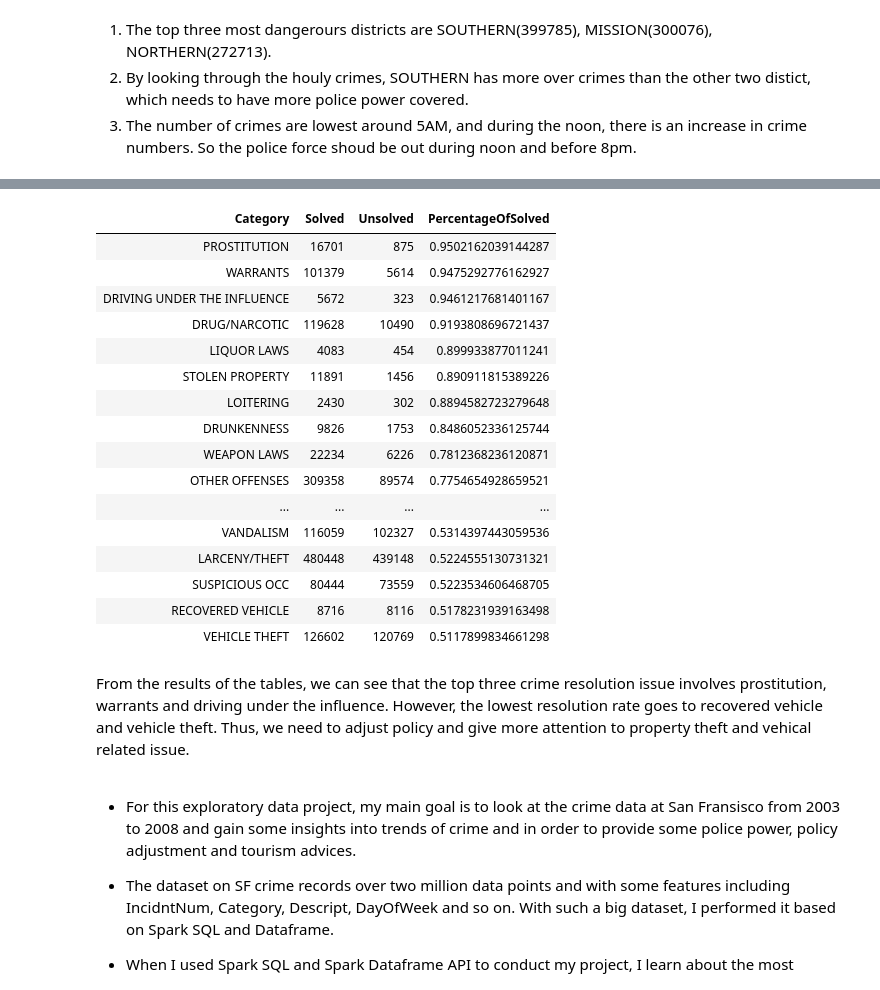
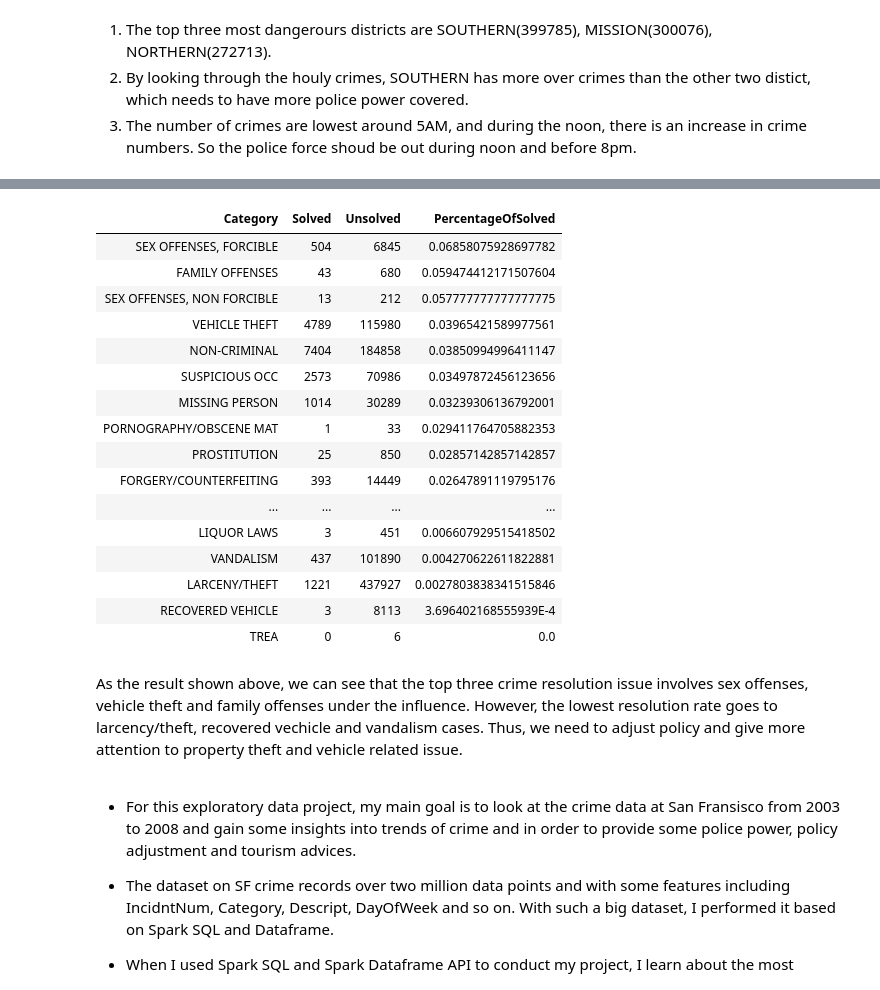
Before and after one commit to yzhang45/San-Francisco-Crime-Analysis, a Jupyter notebook: Hw1_SF_Crime.ipynb, the cells around one changed output, grey strips where cells are left out. Drawn from its saved outputs; the diff is of its cells as text; code cells hidden in the pictures.

```diff
--- a/Hw1_SF_Crime.ipynb
+++ b/Hw1_SF_Crime.ipynb
@@ -304,11 +298,8 @@ display(crimeDistrict_hour)
 3. The number of crimes are lowest around 5AM, and during the noon, there is an increase in crime numbers. So the police force shoud be out during noon and before 8pm.
 # %%
 # For different category of crime, find the percentage of resolution. Based on the output, give my hints to adjust the policy.
-
-resolution = spark.sql("SELECT Category, Resolution, Count(*) AS Count \
+res = spark.sql("SELECT Category, Resolution, Count(*) AS Count \
                        FROM sf_crime GROUP BY Category, Resolution ORDER BY Category, Resolution")
 
-resolution.createOrReplaceTempView("resolution")
-
-display(resolution)
+res.createOrReplaceTempView("resolution")
 # %% [output]
@@ -332,30 +307,30 @@ display(resolution)
 # %%
-resolution2 = spark.sql('SELECT Category, Solved, Unsolved, Solved/(Solved + Unsolved) AS PercentageOfSolved \
-                      FROM (SELECT Category, SUM (CASE WHEN Resolution in ("NONE", "UNFOUNDED") THEN Count ELSE 0 END) AS Unsolved, \
-                      SUM (CASE WHEN Category not in ("NONE", "UNFOUNDED") THEN Count ELSE 0 END) as Solved \
-                      FROM resolution GROUP BY Category) ORDER BY PercentageOfSolved DESC')
+percentOfRes = spark.sql("SELECT Category, Solved, Unsolved, Solved/(Solved + Unsolved) AS PercentageOfSolved \
+                      FROM (SELECT Category, SUM (CASE WHEN Resolution in ('NONE') THEN Count ELSE 0 END) AS Unsolved, \
+                      SUM (CASE WHEN Resolution in ('UNFOUNDED') THEN Count ELSE 0 END) as Solved \
+                      FROM resolution GROUP BY Category) ORDER BY PercentageOfSolved DESC")
 
-display(resolution2)
+display(percentOfRes)
 # %% [output]
 | Category | Solved | Unsolved | PercentageOfSolved |
-| PROSTITUTION | 16701 | 875 | 0.9502162039144287 |
-| WARRANTS | 101379 | 5614 | 0.9475292776162927 |
-| DRIVING UNDER THE INFLUENCE | 5672 | 323 | 0.9461217681401167 |
-| DRUG/NARCOTIC | 119628 | 10490 | 0.9193808696721437 |
-| LIQUOR LAWS | 4083 | 454 | 0.899933877011241 |
-| STOLEN PROPERTY | 11891 | 1456 | 0.890911815389226 |
-| LOITERING | 2430 | 302 | 0.8894582723279648 |
-| DRUNKENNESS | 9826 | 1753 | 0.8486052336125744 |
-| WEAPON LAWS | 22234 | 6226 | 0.7812368236120871 |
-| OTHER OFFENSES | 309358 | 89574 | 0.7754654928659521 |
+| SEX OFFENSES, FORCIBLE | 504 | 6845 | 0.06858075928697782 |
+| FAMILY OFFENSES | 43 | 680 | 0.059474412171507604 |
+| SEX OFFENSES, NON FORCIBLE | 13 | 212 | 0.057777777777777775 |
+| VEHICLE THEFT | 4789 | 115980 | 0.03965421589977561 |
+| NON-CRIMINAL | 7404 | 184858 | 0.03850994996411147 |
+| SUSPICIOUS OCC | 2573 | 70986 | 0.03497872456123656 |
+| MISSING PERSON | 1014 | 30289 | 0.03239306136792001 |
+| PORNOGRAPHY/OBSCENE MAT | 1 | 33 | 0.029411764705882353 |
+| PROSTITUTION | 25 | 850 | 0.02857142857142857 |
+| FORGERY/COUNTERFEITING | 393 | 14449 | 0.02647891119795176 |
 | ... | ... | ... | ... |
-| VANDALISM | 116059 | 102327 | 0.5314397443059536 |
-| LARCENY/THEFT | 480448 | 439148 | 0.5224555130731321 |
-| SUSPICIOUS OCC | 80444 | 73559 | 0.5223534606468705 |
-| RECOVERED VEHICLE | 8716 | 8116 | 0.5178231939163498 |
-| VEHICLE THEFT | 126602 | 120769 | 0.5117899834661298 |
+| LIQUOR LAWS | 3 | 451 | 0.006607929515418502 |
+| VANDALISM | 437 | 101890 | 0.004270622611822881 |
+| LARCENY/THEFT | 1221 | 437927 | 0.0027803838341515846 |
+| RECOVERED VEHICLE | 3 | 8113 | 3.696402168555939E-4 |
+| TREA | 0 | 6 | 0.0 |
 # %% [markdown]
-From the results of the tables, we can see that the top three crime resolution issue involves prostitution, warrants and driving under the influence. However, the lowest resolution rate goes to recovered vehicle and vehicle theft. Thus, we need to adjust policy and give more attention to property theft and vehical related issue.
+As the result shown above, we can see that the top three crime resolution issue involves sex offenses, vehicle theft and family offenses under the influence. However, the lowest resolution rate goes to larcency/theft, recovered vechicle and vandalism cases. Thus, we need to adjust policy and give more attention to property theft and vehicle related issue.
 # %% [markdown]
 - For this exploratory data project, my main goal is to look at the crime data at San Fransisco from 2003 to 2008 and gain some insights into trends of crime and in order to provide some police power, policy adjustment and tourism advices.
 
```
Also changed, not shown: parts of 10 cells of this notebook.
